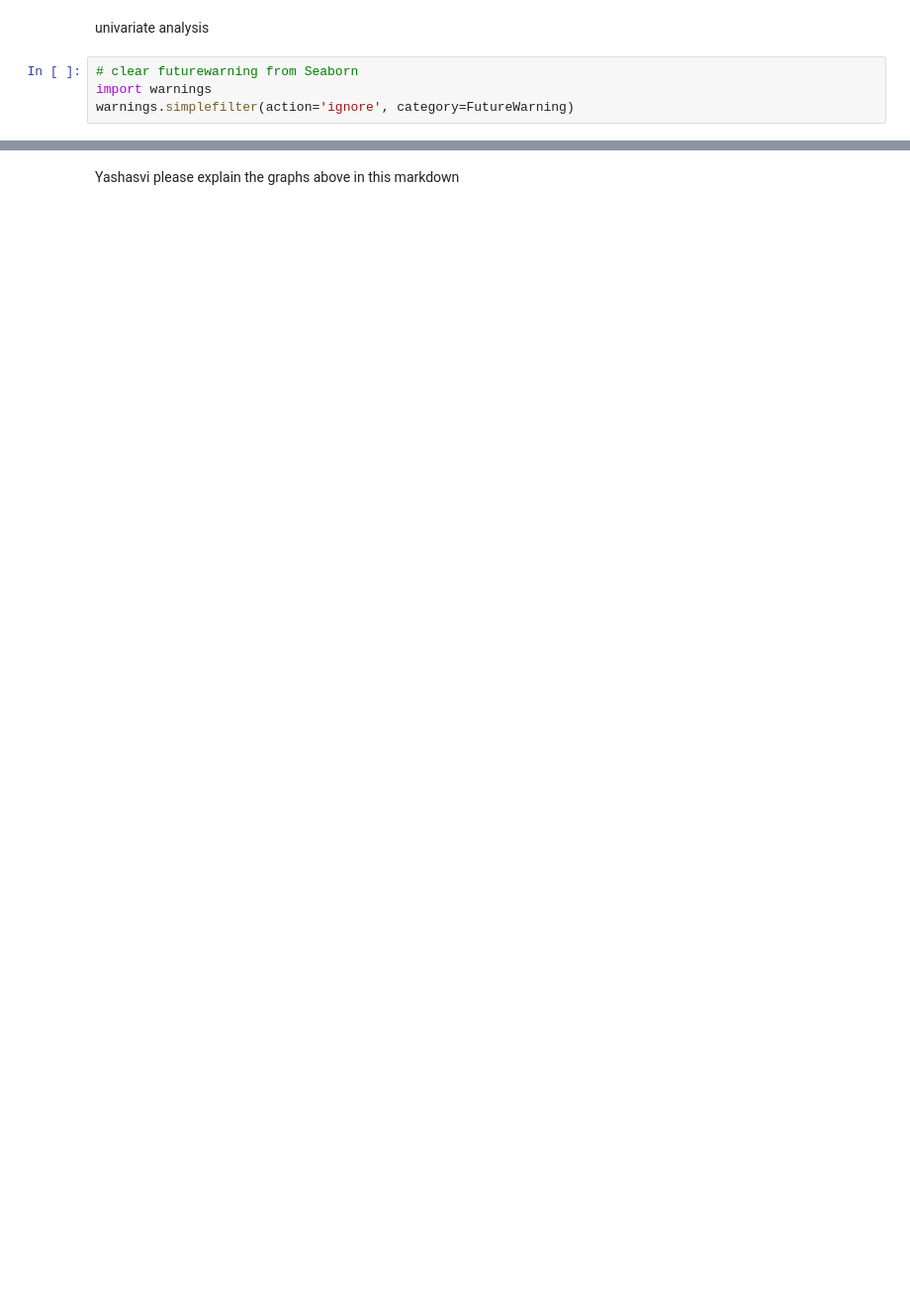
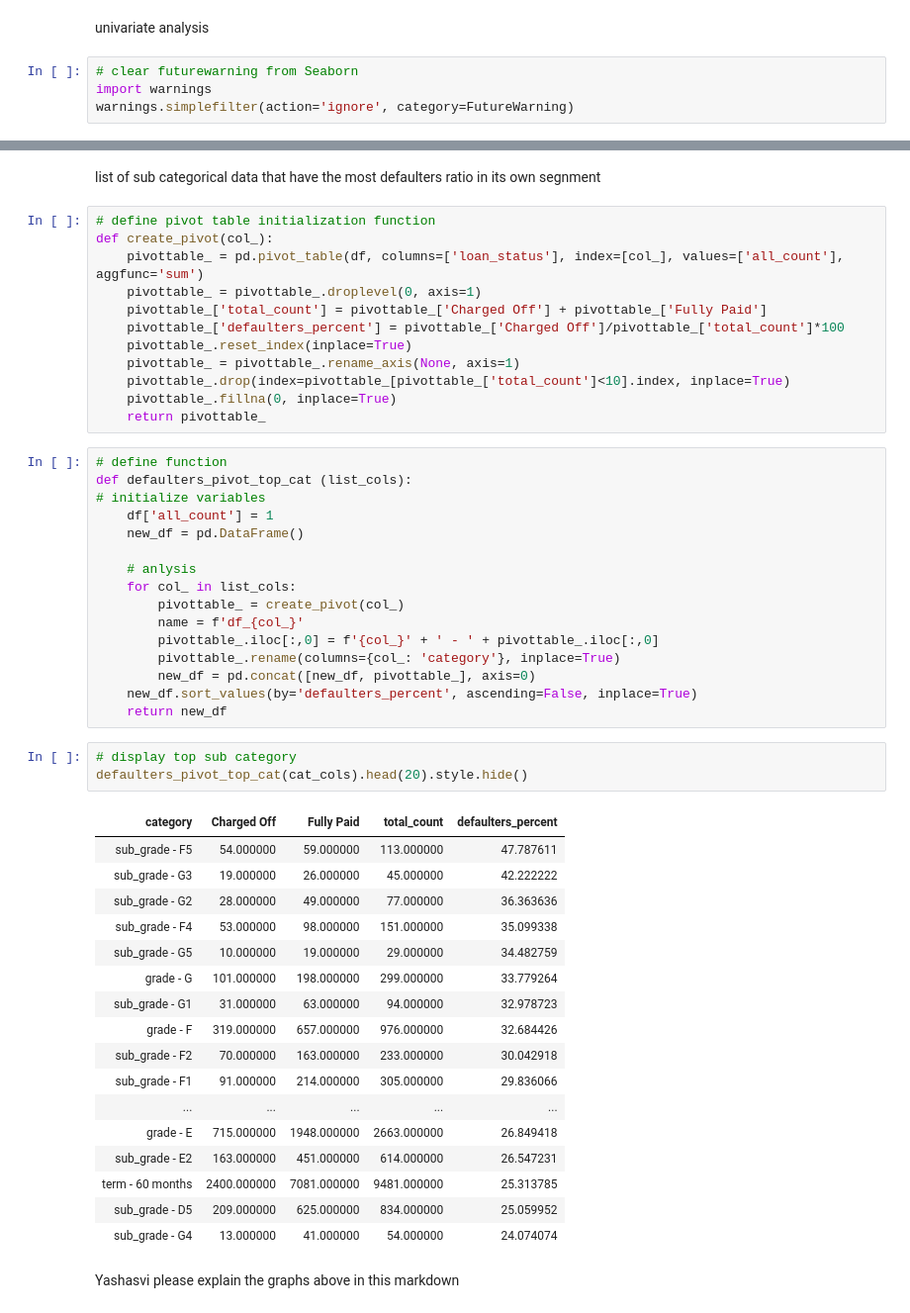
Before and after one commit to 18089/EDA-Case-Study, a Jupyter notebook: EDA.ipynb, the cells around one changed output, grey strips where cells are left out. Shown at 99% size. Saved outputs shown, nothing was run; the diff lists cells and outputs as text; blank space fills up the shorter version.

```diff
--- a/EDA.ipynb
+++ b/EDA.ipynb
@@ -201,2 +168,53 @@ Name: count, dtype: int64
+# %% [markdown]
+list of sub categorical data that have the most defaulters ratio in its own segnment
+# %%
+# define pivot table initialization function
+def create_pivot(col_):
+    pivottable_ = pd.pivot_table(df, columns=['loan_status'], index=[col_], values=['all_count'], aggfunc='sum')
+    pivottable_ = pivottable_.droplevel(0, axis=1)
+    pivottable_['total_count'] = pivottable_['Charged Off'] + pivottable_['Fully Paid']
+    pivottable_['defaulters_percent'] = pivottable_['Charged Off']/pivottable_['total_count']*100
+    pivottable_.reset_index(inplace=True)
+    pivottable_ = pivottable_.rename_axis(None, axis=1)
+    pivottable_.drop(index=pivottable_[pivottable_['total_count']<10].index, inplace=True)
+    pivottable_.fillna(0, inplace=True)
+    return pivottable_
+# %%
+# define function
+def defaulters_pivot_top_cat (list_cols):
+# initialize variables
+    df['all_count'] = 1
+    new_df = pd.DataFrame()
+
+    # anlysis
+    for col_ in list_cols:
+        pivottable_ = create_pivot(col_)
+        name = f'df_{col_}'
+        pivottable_.iloc[:,0] = f'{col_}' + ' - ' + pivottable_.iloc[:,0]
+        pivottable_.rename(columns={col_: 'category'}, inplace=True)
+        new_df = pd.concat([new_df, pivottable_], axis=0)
+    new_df.sort_values(by='defaulters_percent', ascending=False, inplace=True)
+    return new_df
+# %%
+# display top sub category
+defaulters_pivot_top_cat(cat_cols).head(20).style.hide()
+# %% [output]
+| category | Charged Off | Fully Paid | total_count | defaulters_percent |
+| sub_grade - F5 | 54.000000 | 59.000000 | 113.000000 | 47.787611 |
+| sub_grade - G3 | 19.000000 | 26.000000 | 45.000000 | 42.222222 |
+| sub_grade - G2 | 28.000000 | 49.000000 | 77.000000 | 36.363636 |
+| sub_grade - F4 | 53.000000 | 98.000000 | 151.000000 | 35.099338 |
+| sub_grade - G5 | 10.000000 | 19.000000 | 29.000000 | 34.482759 |
+| grade - G | 101.000000 | 198.000000 | 299.000000 | 33.779264 |
+| sub_grade - G1 | 31.000000 | 63.000000 | 94.000000 | 32.978723 |
+| grade - F | 319.000000 | 657.000000 | 976.000000 | 32.684426 |
+| sub_grade - F2 | 70.000000 | 163.000000 | 233.000000 | 30.042918 |
+| sub_grade - F1 | 91.000000 | 214.000000 | 305.000000 | 29.836066 |
+| ... | ... | ... | ... | ... |
+| grade - E | 715.000000 | 1948.000000 | 2663.000000 | 26.849418 |
+| sub_grade - E2 | 163.000000 | 451.000000 | 614.000000 | 26.547231 |
+| term - 60 months | 2400.000000 | 7081.000000 | 9481.000000 | 25.313785 |
+| sub_grade - D5 | 209.000000 | 625.000000 | 834.000000 | 25.059952 |
+| sub_grade - G4 | 13.000000 | 41.000000 | 54.000000 | 24.074074 |
 # %% [markdown]
 Yashasvi please explain the graphs above in this markdown
```
Also changed, not shown: parts of 27 cells of this notebook.
